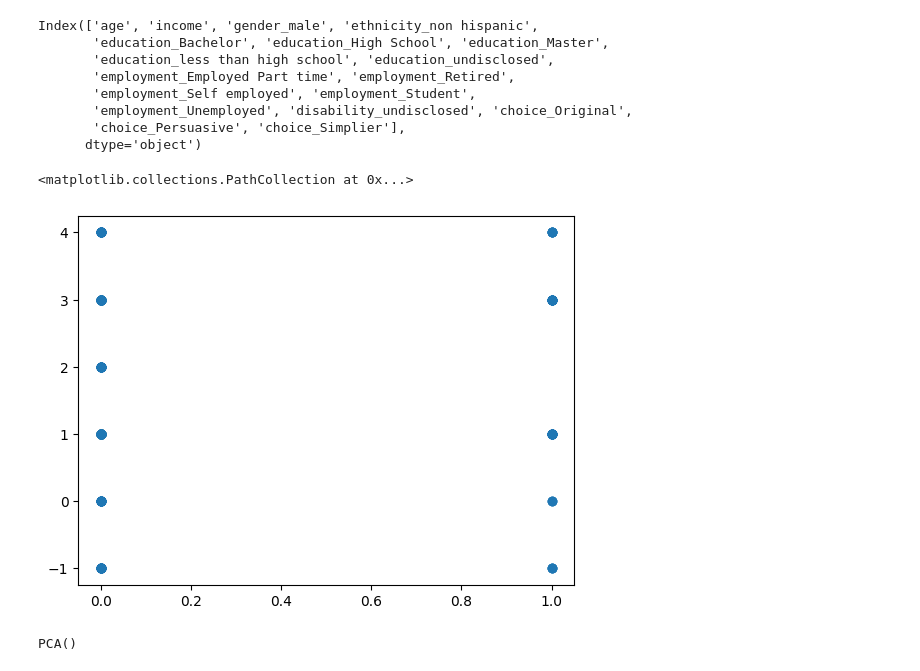
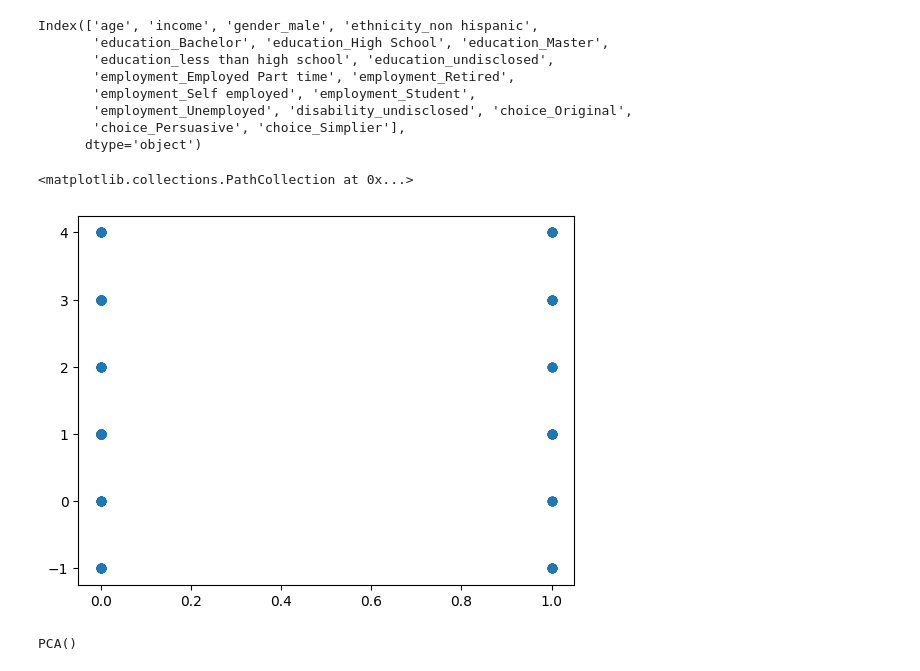
Before and after one commit to esoto15/text-tone-preference-analysis, a Jupyter notebook: data-analysis.ipynb, the cells around one changed output. Drawn from its saved outputs; the diff is of its cells as text; code cells hidden in the pictures.

```diff
--- a/data-analysis.ipynb
+++ b/data-analysis.ipynb
@@ -248,10 +296,10 @@ Index(['age', 'income', 'gender_male', 'ethnicity_non hispanic',
        'choice_Persuasive', 'choice_Simplier'],
       dtype='object')
 # %%
-plt.scatter(encoded_data['choice_Persuasive'], encoded_data['age'])
+plt.scatter(encoded_data['choice_Original'], encoded_data['age'])
 # %% [output]
 <matplotlib.collections.PathCollection at 0x...>
-[figure, old version]
+[figure, new version]
 # %%
 from sklearn.decomposition import PCA
 # %%
```
Also changed, not shown: parts of 10 cells of this notebook, 1 other file.
